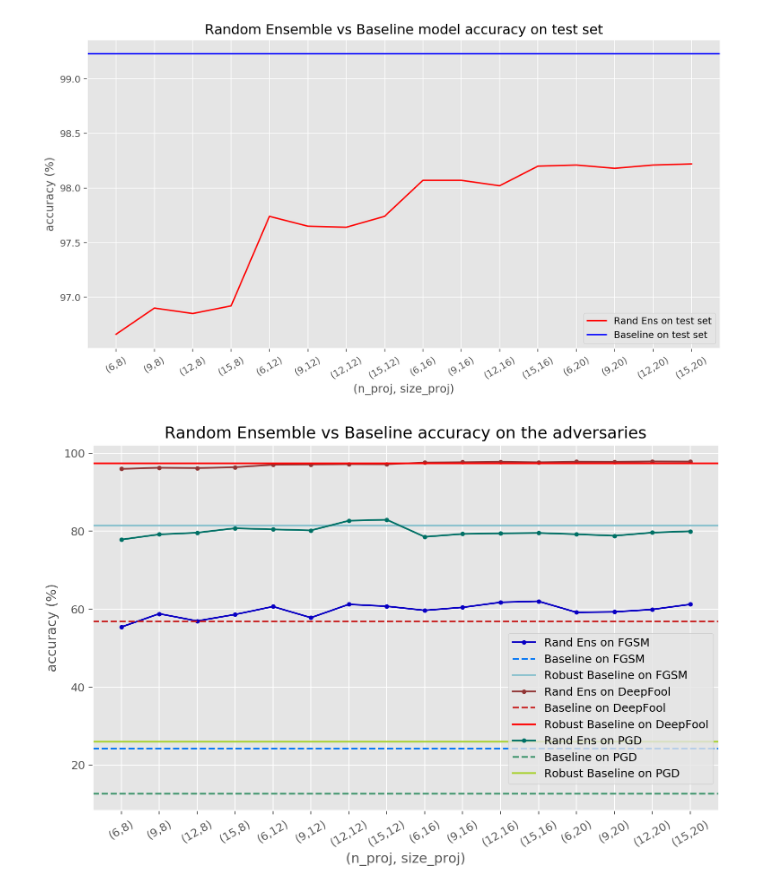
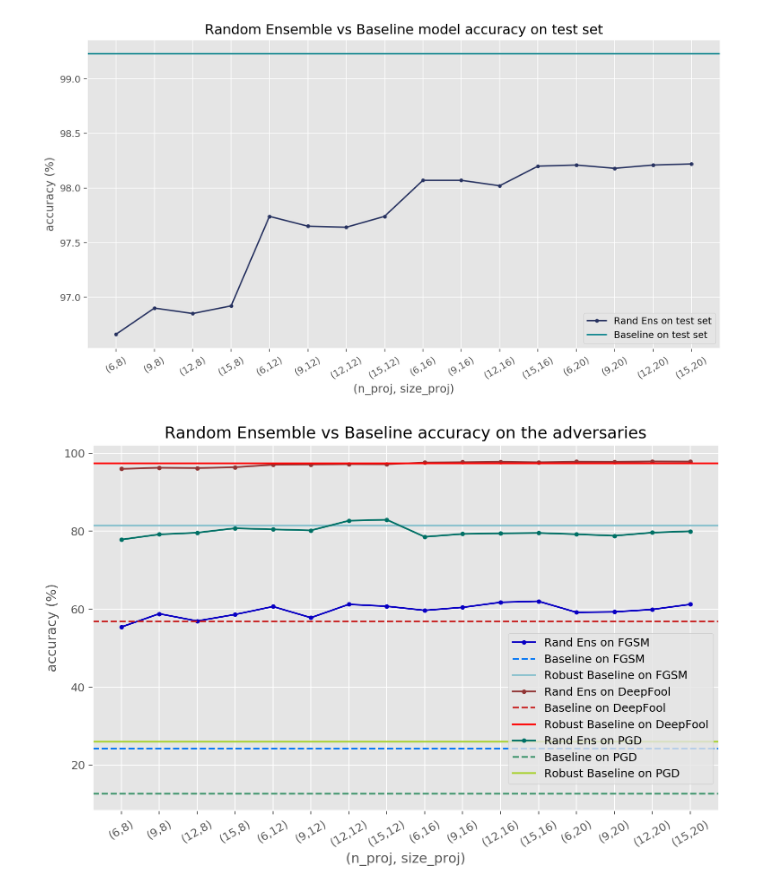
Before and after one commit to ginevracoal/adversarial_examples, a Jupyter notebook: notebooks/plots.ipynb, the cells around one changed output. Drawn from its saved outputs; the diff is of its cells as text; code cells hidden in the pictures.

Commit message:
updated plots

```diff
--- a/notebooks/plots.ipynb
+++ b/notebooks/plots.ipynb
@@ -7,25 +7,25 @@ plt.style.use('ggplot')
 # %%
 # random ensemble accuracy vs evaluation set
 xlab = ["(6,8)","(9,8)","(12,8)","(15,8)",
         "(6,12)","(9,12)","(12,12)","(15,12)",
         "(6,16)","(9,16)","(12,16)","(15,16)",
         "(6,20)","(9,20)","(12,20)","(15,20)",]
 x = range(16)
 baseline_test = 99.23
 random_test = [96.66,96.90,96.85,96.92,97.74,97.65,97.64,97.74,98.07,98.07,98.02,98.20,98.21,98.18,98.21,98.22]
 figure(figsize=(12, 6), dpi=180, facecolor='w', edgecolor='k')
 
-plt.plot(x,random_test,color='red',label='Rand Ens on test set')
-plt.axhline(y=baseline_test,color='blue',label='Baseline on test set')
+plt.plot(x,random_test,color='#293462',label='Rand Ens on test set', marker=".")
+plt.axhline(y=baseline_test,color='#00818a',label='Baseline on test set')
 plt.xlabel('(n_proj, size_proj)')
 plt.ylabel('accuracy (%)')
 plt.xticks(x, xlab, rotation=30)
 plt.legend()
 
 plt.title("Random Ensemble vs Baseline model accuracy on test set")
 plt.show()
 # %% [output]
-[figure, old version]
+[figure, new version]
 # %%
 # random ensemble accuracy vs evaluation set
 
```
Also changed, not shown: parts of 1 cell of this notebook, 2 other files.
